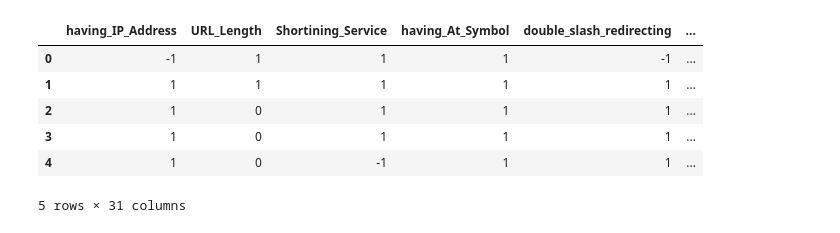
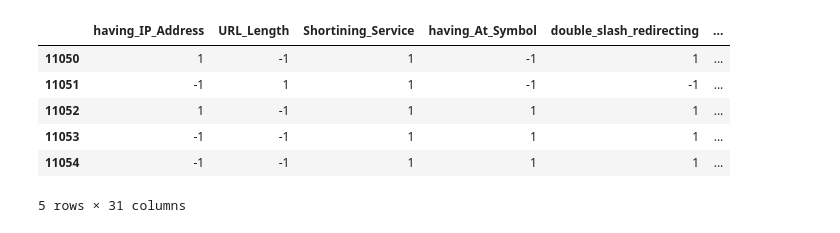
Before and after one commit to marcoboncoraglio/introToML, a Jupyter notebook: 3/final.ipynb, the cells around one changed output. Drawn from its saved outputs; the diff is of its cells as text; code cells hidden in the pictures.

```diff
--- a/3/final.ipynb
+++ b/3/final.ipynb
@@ -11,14 +12,16 @@ from sklearn.metrics import confusion_matrix
 %matplotlib inline
 # %%
 inputs = pandas.read_csv('./Training_Data.csv')
-inputs.head()
+#inputs_train = inputs[:-3316]
+inputs_test = inputs[-3316:]
+inputs.tail()
 # %% [output]
 |  | having_IP_Address | URL_Length | Shortining_Service | having_At_Symbol | double_slash_redirecting | ... |
-| 0 | -1 | 1 | 1 | 1 | -1 | ... |
-| 1 | 1 | 1 | 1 | 1 | 1 | ... |
-| 2 | 1 | 0 | 1 | 1 | 1 | ... |
-| 3 | 1 | 0 | 1 | 1 | 1 | ... |
-| 4 | 1 | 0 | -1 | 1 | 1 | ... |
+| 11050 | 1 | -1 | 1 | -1 | 1 | ... |
+| 11051 | -1 | 1 | 1 | -1 | -1 | ... |
+| 11052 | 1 | -1 | 1 | 1 | 1 | ... |
+| 11053 | -1 | -1 | 1 | 1 | 1 | ... |
+| 11054 | -1 | -1 | 1 | 1 | 1 | ... |
 5 rows × 31 columns
 # %%
 # Create the perceptron object (net)
```
Also changed, not shown: parts of 4 cells of this notebook, 1 other file.
